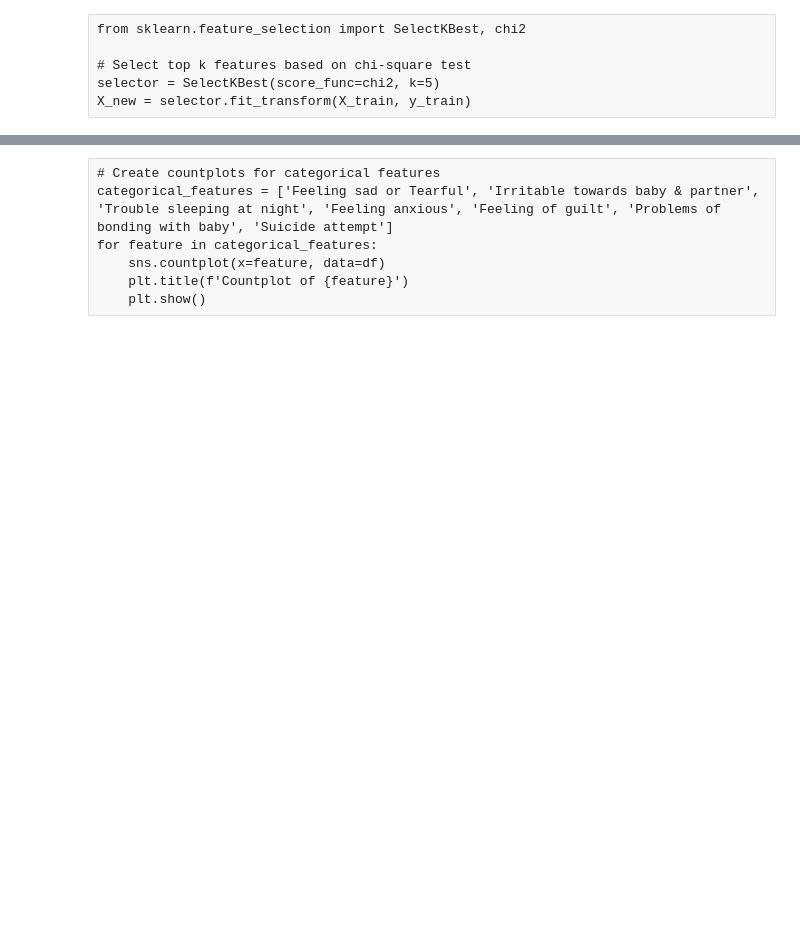
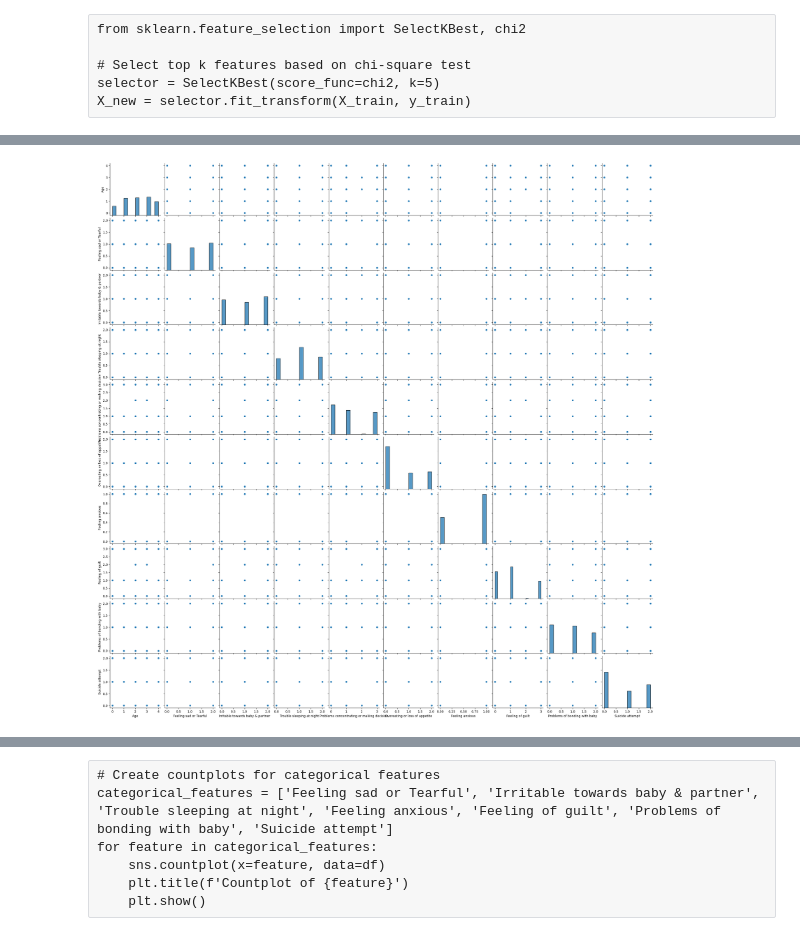
Before and after one commit to Prashanthvari333/depression_detection, a Jupyter notebook: depresion_detection.ipynb, the cells around one changed output, grey strips where cells are left out. Saved outputs shown, nothing was run; the diff lists cells and outputs as text; code cells hidden in the pictures; blank space fills up the shorter version.

```diff
--- a/depresion_detection.ipynb
+++ b/depresion_detection.ipynb
@@ -262,0 +324,8 @@ plt.show()
+# %%
+import seaborn as sns
+
+# Create a pairplot
+sns.pairplot(df)
+plt.show()
+# %% [output]
+[figure, added]
```
Also changed, not shown: parts of 32 cells of this notebook, 1 other file.
